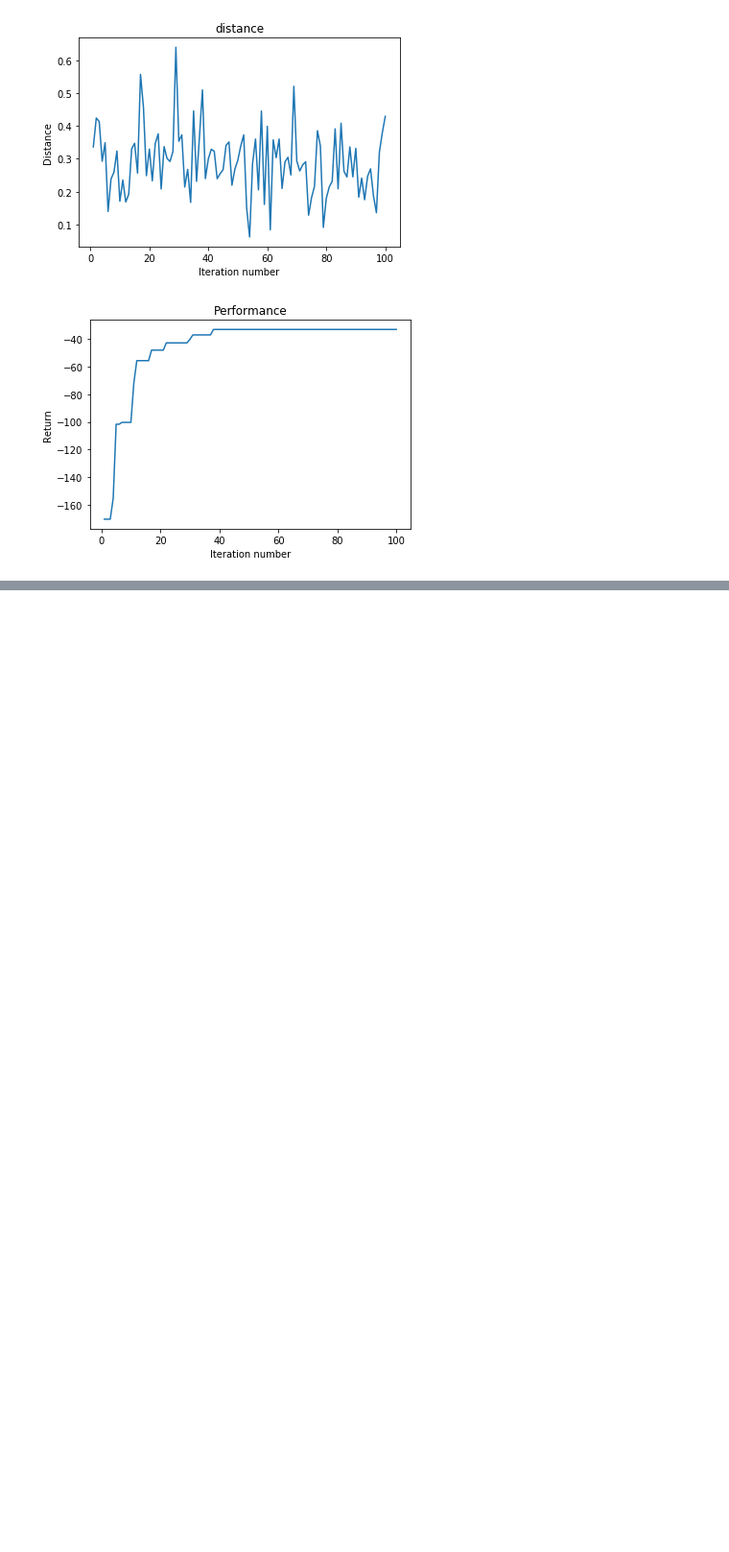
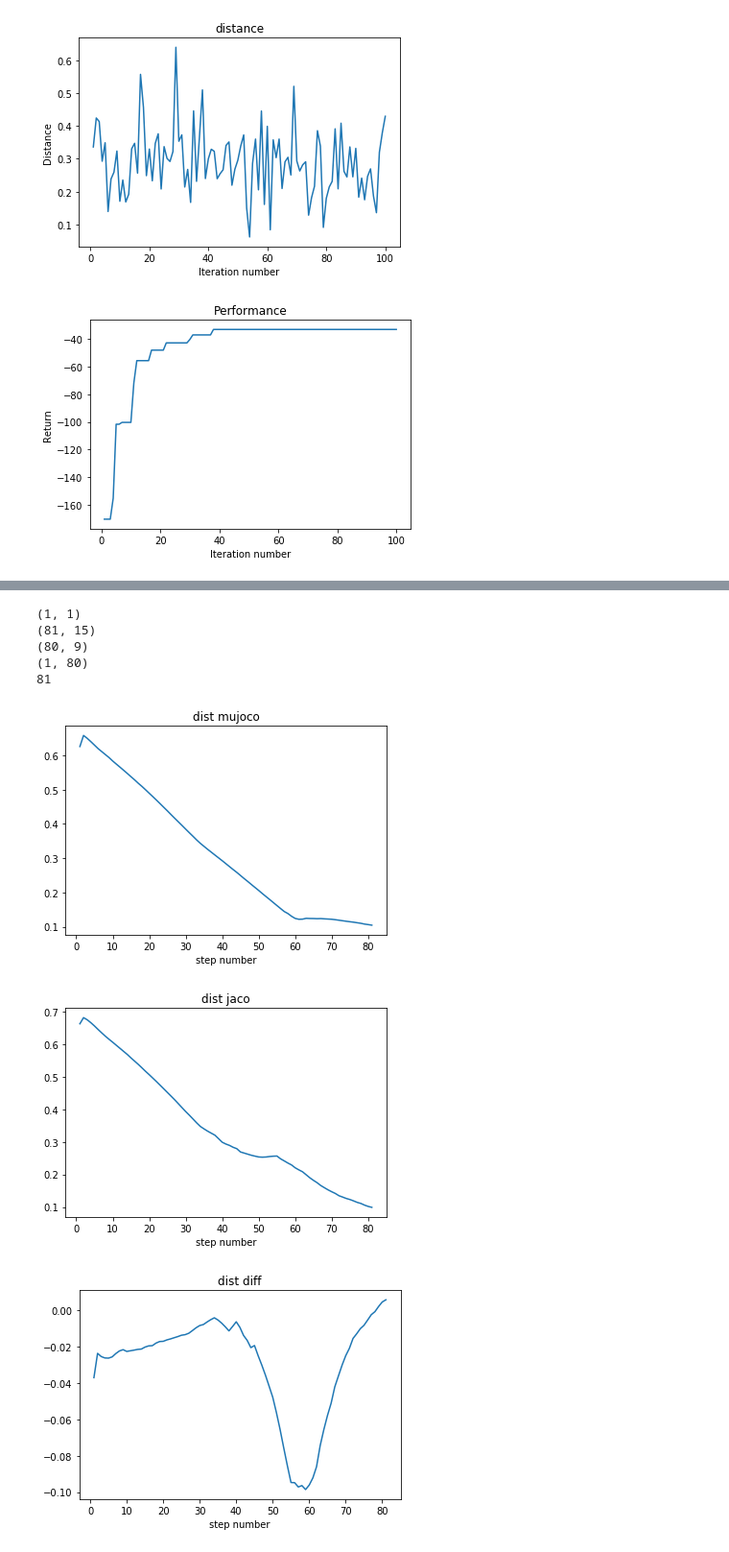
Before and after one commit to josherich/handful-of-trials-pytorch, a Jupyter notebook: plotter.ipynb, the cells around one changed output, grey strips where cells are left out. Shown at 96% size. Drawn from its saved outputs; the diff is of its cells as text; code cells hidden in the pictures; blank space fills up the shorter version.

```diff
--- a/plotter.ipynb
+++ b/plotter.ipynb
@@ -103,0 +214,12 @@ plot('./logs-tf-reacher.mat', 'gym')
+# %%
+# model with damping noise training, 80 test steps
+plot_dynamics('output/1557431660.6081545')
+# %% [output]
+(1, 1)
+(81, 15)
+(80, 9)
+(1, 80)
+81
+[figure, added]
+[figure, added]
+[figure, added]
```
Also changed, not shown: parts of 6 cells of this notebook, 2 other files.
